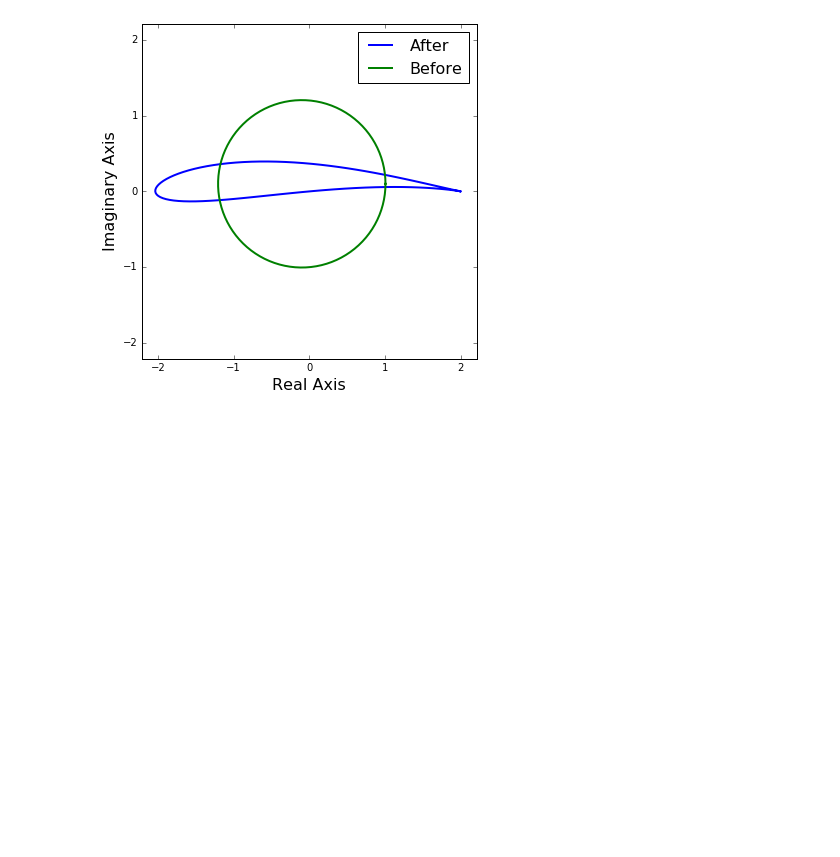
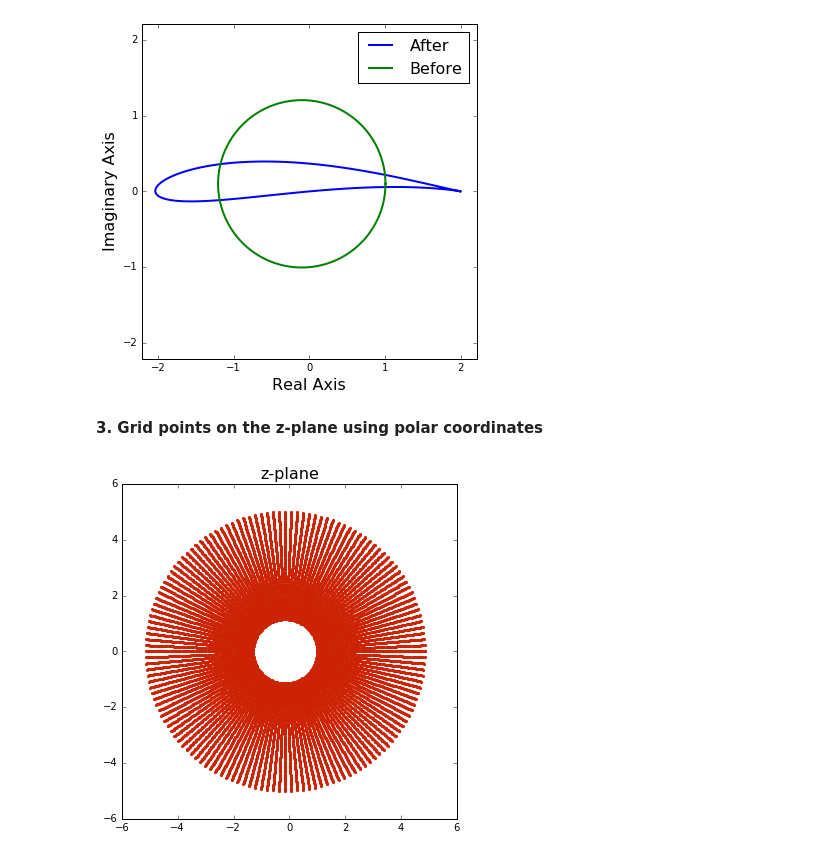
Before and after one commit to jennakosborn/mae6226, a Jupyter notebook: Assignment02.ipynb, the cells around one changed output. Saved outputs shown, nothing was run; the diff lists cells and outputs as text; code cells hidden in the pictures; blank space fills up the shorter version.

```diff
--- a/Assignment02.ipynb
+++ b/Assignment02.ipynb
@@ -152,3 +152,35 @@ pyplot.plot(z.real,z.imag, label= 'Before',color='g',linewidth =2, linestyle='-'
 pyplot.legend(loc='best', prop={'size':16});
 # %% [output]
 [figure]
+# %% [markdown]
+**3. Grid points on the z-plane using polar coordinates**
+# %%
+# defining coordinates
+xc = -0.15
+yc = 0
+R = 1.15
+c = 1
+
+# Discritizing the coordinates
+Nr = 100
+r = numpy.linspace(R, 5, Nr)
+Ntheta = 145
+theta = numpy.linspace(0,2*math.pi,Ntheta)
+
+r_tot, theta_tot = numpy.meshgrid(r,theta)
+
+# calculating the z coordinates
+z = r_tot*numpy.cos(theta_tot)+xc + 1j*(r_tot*numpy.sin(theta_tot)+yc)
+
+# calculating the transformtion
+eta = joukowski_trans(z,c)
+
+#Plotting to Visualize the scatter plots in the z-plane
+size = 6
+pyplot.figure(figsize=(size, size))
+pyplot.xlim(-6,6)
+pyplot.ylim(-6,6)
+pyplot.title('z-plane', fontsize=16);
+pyplot.scatter(z.real,z.imag,s=10,color='#CD2305',marker='o',linewidth=0);
+# %% [output]
+[figure, added]
```
Also changed, not shown: parts of 5 cells of this notebook, 1 other file.
